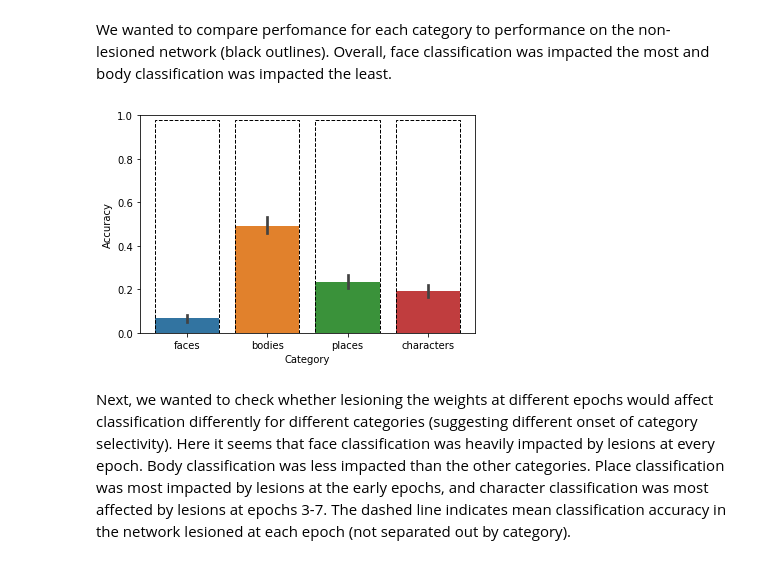
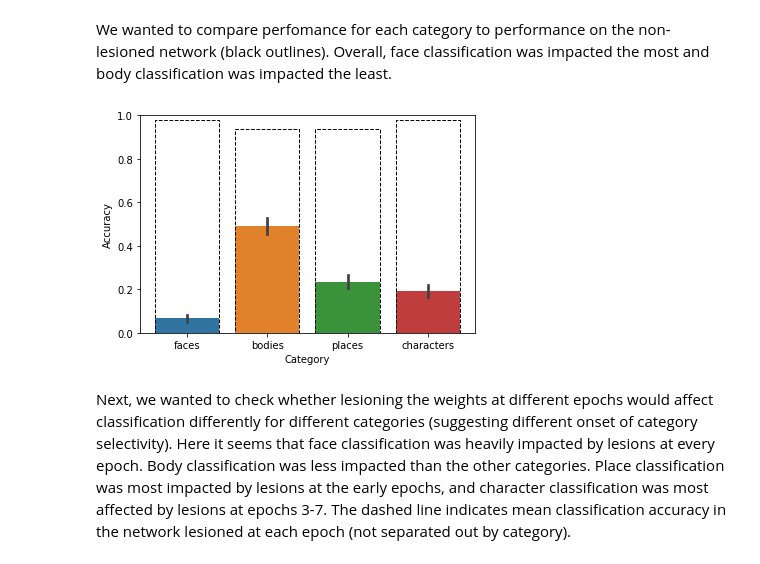
Before and after one commit to violetxi/PSYCH250FinalProject, a Jupyter notebook: writeup/writeup.ipynb, the cells around one changed output. Saved outputs shown, nothing was run; the diff lists cells and outputs as text; code cells hidden in the pictures.

```diff
--- a/writeup/writeup.ipynb
+++ b/writeup/writeup.ipynb
@@ -47,7 +79,7 @@ labels = ["faces","bodies","places","characters"]
 
 fig, ax = plt.subplots()
 for i in labels:
-    epoch = [*range(0,11,1)] # epochs on x axis
+    epoch = [*range(1,12,1)] # epochs on x axis
     accuracy = df[i][1:12] # ignore untrained for now
     ax.plot(epoch,accuracy)
     ax.set_xlabel('Epoch')
@@ -106,27 +138,27 @@ We wanted to compare perfomance for each category to performance on the non-lesi
 # %%
 ax = sns.barplot(x="label",y="accuracy", data=lesion_by_cat)
 ax.set(ylim = (0,1))
 ax.set(xlabel='Category', ylabel='Accuracy')
 ax.set(ylim = (0,1))
 
 df = pd.DataFrame(epoch_by_label)
 df = df.T
 header_row = 0
 df.columns = df.iloc[header_row]
 df = df.reset_index(drop=True)
 df = df.drop(header_row)
 df = df.reset_index(drop=True)
 
 labels = ["faces","bodies","places","characters"]
 accuracy = []
-for i in labels:
+for l in labels:
     accuracy.append(df[l][11]) #accuracy on the fully trained network
 
 ax.axes.bar(labels,accuracy, fill=0, edgecolor="k",linestyle="--")
 
 plt.show()
 # %% [output]
-[figure, old version]
+[figure, new version]
 # %% [markdown]
 Next, we wanted to check whether lesioning the weights at different epochs would affect classification differently for different categories (suggesting different onset of category selectivity). Here it seems that face classification was heavily impacted by lesions at every epoch. Body classification was less impacted than the other categories. Place classification was most impacted by lesions at the early epochs, and character classification was most affected by lesions at epochs 3-7. The dashed line indicates mean classification accuracy in the network lesioned at each epoch (not separated out by category).
 # %%
```
Also changed, not shown: parts of 5 cells of this notebook.
